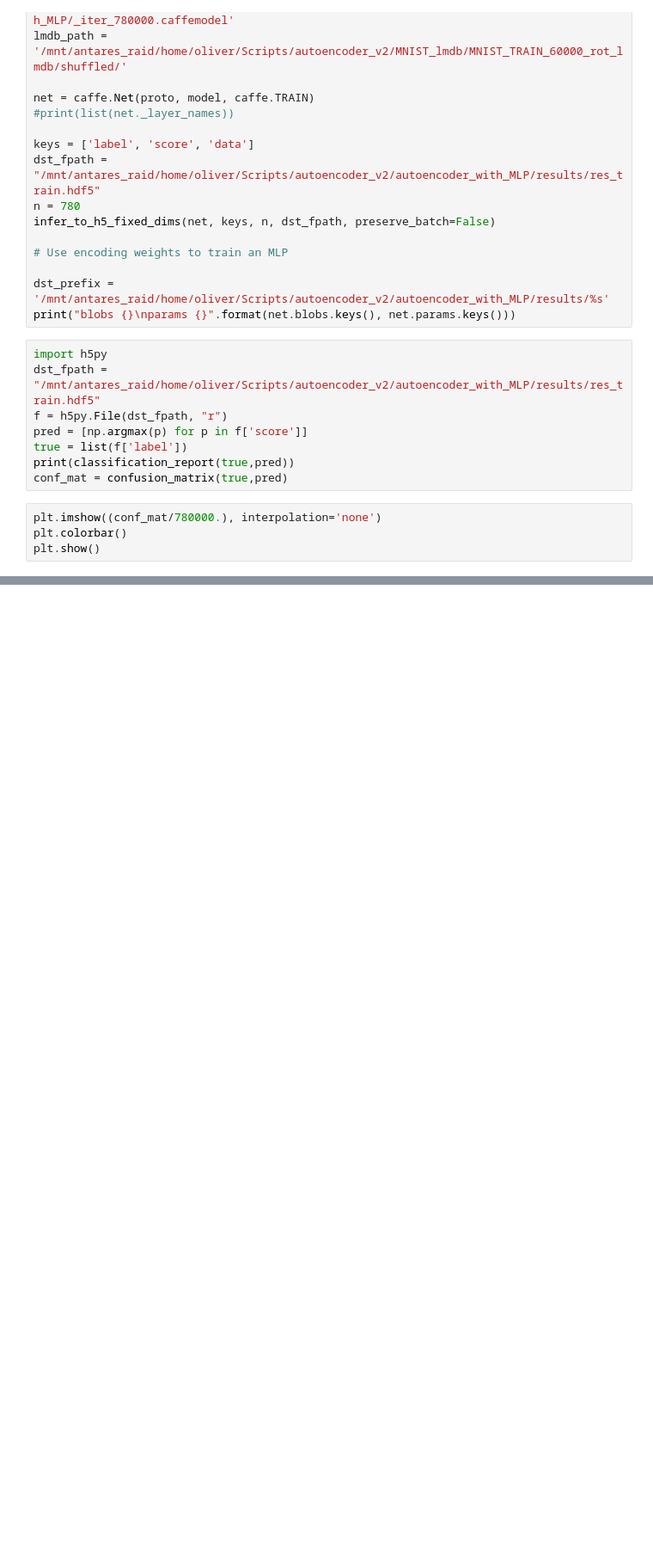
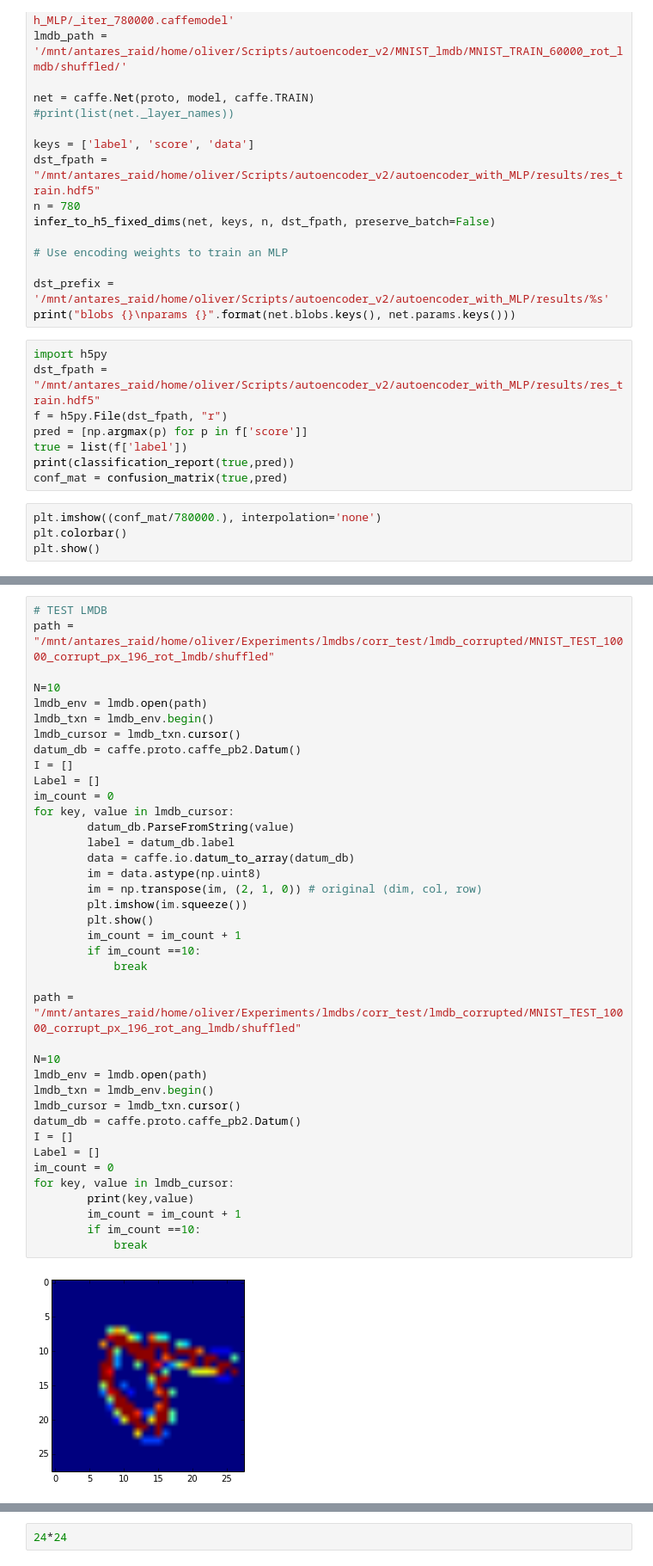
Before and after one commit to Kreiswolke/DeepInvariance, a Jupyter notebook: run_script.ipynb, the cells around one changed output, grey strips where cells are left out. Shown at 86% size. Cells and saved outputs as stored; diff of their text form; blank space fills up the shorter version.

```diff
--- a/run_script.ipynb
+++ b/run_script.ipynb
@@ -215,0 +300,41 @@ plt.grid()
+# %%
+# TEST LMDB
+path = "/mnt/antares_raid/home/oliver/Experiments/lmdbs/corr_test/lmdb_corrupted/MNIST_TEST_10000_corrupt_px_196_rot_lmdb/shuffled"
+
+N=10
+lmdb_env = lmdb.open(path)
+lmdb_txn = lmdb_env.begin()
+lmdb_cursor = lmdb_txn.cursor()
+datum_db = caffe.proto.caffe_pb2.Datum()
+I = []
+Label = []
+im_count = 0
+for key, value in lmdb_cursor:
+        datum_db.ParseFromString(value)
+        label = datum_db.label
+        data = caffe.io.datum_to_array(datum_db)
+        im = data.astype(np.uint8)
+        im = np.transpose(im, (2, 1, 0)) # original (dim, col, row)
+        plt.imshow(im.squeeze())
+        plt.show()
+        im_count = im_count + 1
+        if im_count ==10:
+            break
+
+path = "/mnt/antares_raid/home/oliver/Experiments/lmdbs/corr_test/lmdb_corrupted/MNIST_TEST_10000_corrupt_px_196_rot_ang_lmdb/shuffled"
+
+N=10
+lmdb_env = lmdb.open(path)
+lmdb_txn = lmdb_env.begin()
+lmdb_cursor = lmdb_txn.cursor()
+datum_db = caffe.proto.caffe_pb2.Datum()
+I = []
+Label = []
+im_count = 0
+for key, value in lmdb_cursor:
+        print(key,value)
+        im_count = im_count + 1
+        if im_count ==10:
+            break
+# %% [output]
+[figure, added]
@@ -215,0 +360,2 @@ plt.grid()
+# %%
+24*24
```
Also changed, not shown: parts of 9 cells of this notebook, 3 other files.
